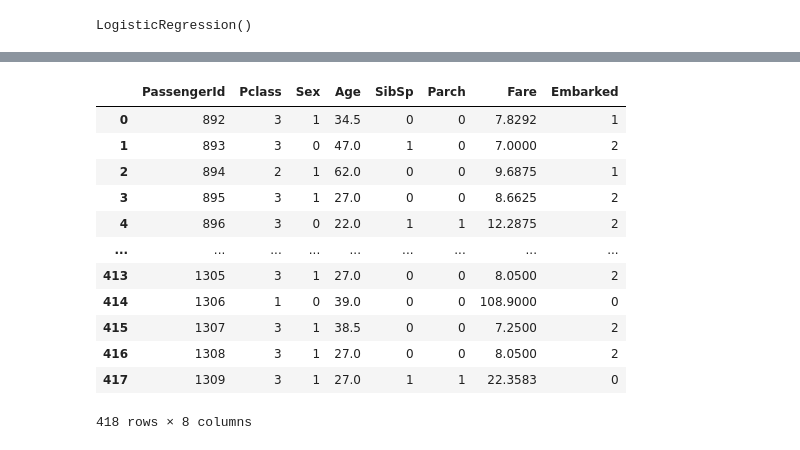
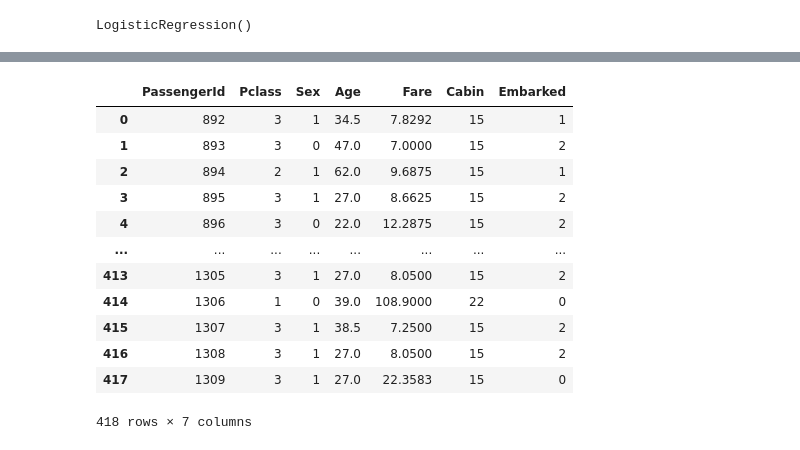
Before and after one commit to hermon1905/titanics_Ml, a Jupyter notebook: titanic.ipynb, the cells around one changed output, grey strips where cells are left out. Saved outputs shown, nothing was run; the diff lists cells and outputs as text; code cells hidden in the pictures.

```diff
--- a/titanic.ipynb
+++ b/titanic.ipynb
@@ -120,8 +120,8 @@ Data columns (total 12 columns):
 dtypes: float64(2), int64(5), object(5)
 memory usage: 65.8+ KB
 # %%
-train_df.drop(['Name', 'Cabin', 'Ticket'], axis=1, inplace=True)
-test_df.drop(['Name', 'Cabin', 'Ticket'], axis=1, inplace=True)
+train_df.drop(['Name', 'Ticket'], axis=1, inplace=True)
+test_df.drop(['Name', 'Ticket'], axis=1, inplace=True)
 # %%
 train_df.info()
 # %% [output]
@@ -261,19 +260,21 @@ weighted avg       0.80      0.80      0.80       176
 # %%
+test_df.drop(['SibSp', 'Parch'],axis = 1,  inplace = True)
+
 test_df
 # %% [output]
-|  | PassengerId | Pclass | Sex | Age | SibSp | Parch | Fare | Embarked |
-| 0 | 892 | 3 | 1 | 34.5 | 0 | 0 | 7.8292 | 1 |
-| 1 | 893 | 3 | 0 | 47.0 | 1 | 0 | 7.0000 | 2 |
-| 2 | 894 | 2 | 1 | 62.0 | 0 | 0 | 9.6875 | 1 |
-| 3 | 895 | 3 | 1 | 27.0 | 0 | 0 | 8.6625 | 2 |
-| 4 | 896 | 3 | 0 | 22.0 | 1 | 1 | 12.2875 | 2 |
-| ... | ... | ... | ... | ... | ... | ... | ... | ... |
-| 413 | 1305 | 3 | 1 | 27.0 | 0 | 0 | 8.0500 | 2 |
-| 414 | 1306 | 1 | 0 | 39.0 | 0 | 0 | 108.9000 | 0 |
-| 415 | 1307 | 3 | 1 | 38.5 | 0 | 0 | 7.2500 | 2 |
-| 416 | 1308 | 3 | 1 | 27.0 | 0 | 0 | 8.0500 | 2 |
-| 417 | 1309 | 3 | 1 | 27.0 | 1 | 1 | 22.3583 | 0 |
+|  | PassengerId | Pclass | Sex | Age | Fare | Cabin | Embarked |
+| 0 | 892 | 3 | 1 | 34.5 | 7.8292 | 15 | 1 |
+| 1 | 893 | 3 | 0 | 47.0 | 7.0000 | 15 | 2 |
+| 2 | 894 | 2 | 1 | 62.0 | 9.6875 | 15 | 1 |
+| 3 | 895 | 3 | 1 | 27.0 | 8.6625 | 15 | 2 |
+| 4 | 896 | 3 | 0 | 22.0 | 12.2875 | 15 | 2 |
+| ... | ... | ... | ... | ... | ... | ... | ... |
+| 413 | 1305 | 3 | 1 | 27.0 | 8.0500 | 15 | 2 |
+| 414 | 1306 | 1 | 0 | 39.0 | 108.9000 | 22 | 0 |
+| 415 | 1307 | 3 | 1 | 38.5 | 7.2500 | 15 | 2 |
+| 416 | 1308 | 3 | 1 | 27.0 | 8.0500 | 15 | 2 |
+| 417 | 1309 | 3 | 1 | 27.0 | 22.3583 | 15 | 0 |
-418 rows × 8 columns
+418 rows × 7 columns
 # %%
 X_train
 # %% [output]
```
Also changed, not shown: parts of 15 cells of this notebook, 1 other file.
